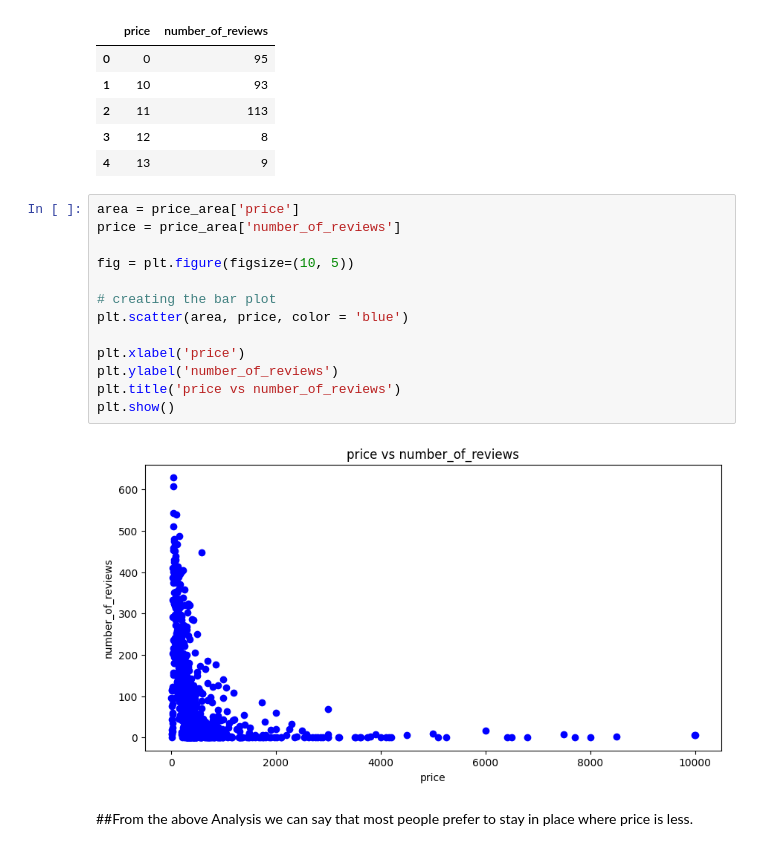
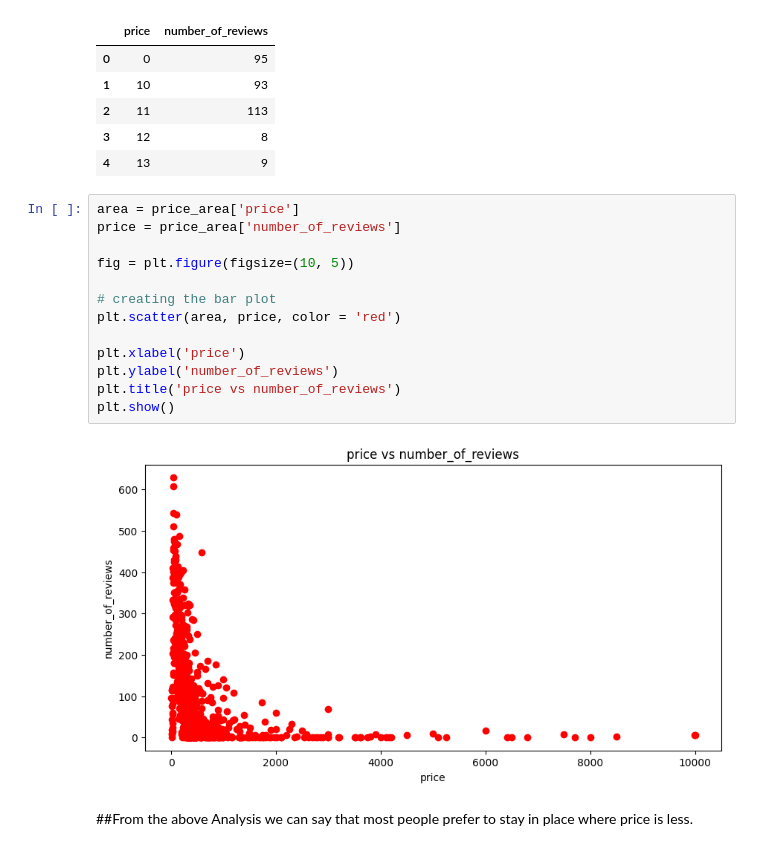
Before and after one commit to ManojGode/Airbnb-project, a Jupyter notebook: Airbnb_Bookings_Analysis_Capstone_Project.ipynb, the cells around one changed output. Saved outputs shown, nothing was run; the diff lists cells and outputs as text.

```diff
--- a/Airbnb_Bookings_Analysis_Capstone_Project.ipynb
+++ b/Airbnb_Bookings_Analysis_Capstone_Project.ipynb
@@ -195,18 +199,18 @@ price_area.head()
 # %%
 area = price_area['price']
 price = price_area['number_of_reviews']
 
 fig = plt.figure(figsize=(10, 5))
 
 # creating the bar plot
-plt.scatter(area, price, color = 'blue')
+plt.scatter(area, price, color = 'red')
 
 plt.xlabel('price')
 plt.ylabel('number_of_reviews')
 plt.title('price vs number_of_reviews')
 plt.show()
 # %% [output]
-[figure, old version]
+[figure, new version]
 # %% [markdown]
 ##From the above Analysis we can say that most people prefer to stay in place where price is less.
 # %% [markdown]
```
Also changed, not shown: parts of 6 cells of this notebook.
